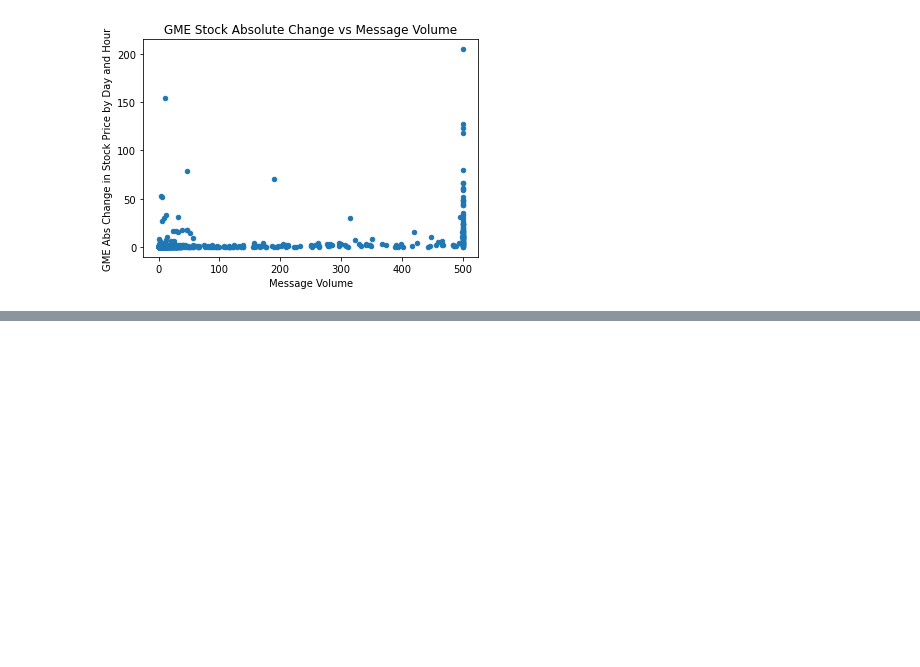
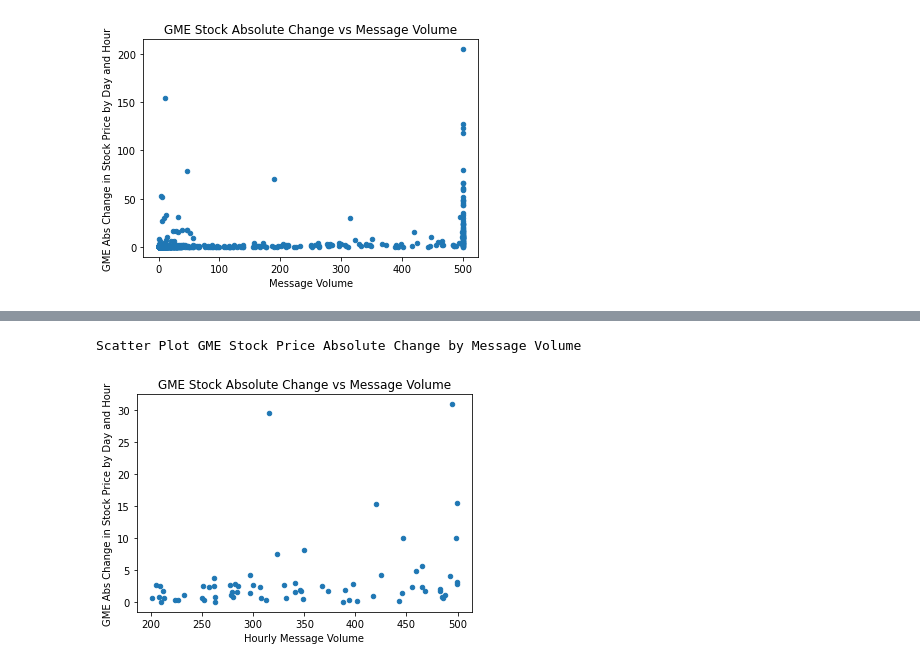
Before and after one commit to EdOber-DA/project_excelsior, a Jupyter notebook: Code/Reddit-Combined-Analysis-1200.ipynb, the cells around one changed output, grey strips where cells are left out. Saved outputs shown, nothing was run; the diff lists cells and outputs as text; code cells hidden in the pictures; blank space fills up the shorter version.

```diff
--- a/Code/Reddit-Combined-Analysis.ipynb
+++ b/Code/Reddit-Combined-Analysis-1200.ipynb
@@ -158,0 +188,15 @@ Scatter Plot GME Stock Price Absolute Change by Message Volume
+# %%
+# restrict the number of message hours to eliminate the low noise and the 500 wall
+Message_Subset = combined_data_df[(((combined_data_df["# of Comments (Hourly)"]) >= 200) & ((combined_data_df["# of Comments (Hourly)"]) < 500))]
+# %%
+print(f"Scatter Plot GME Stock Price Absolute Change by Message Volume\n\n")
+Stock_Data_Graph = Message_Subset.plot(x='# of Comments (Hourly)', y="Abs_Change", kind="scatter",title=f"GME Stock Absolute Change vs Message Volume")
+
+plt.ylabel("GME Abs Change in Stock Price by Day and Hour")
+plt.xlabel("Hourly Message Volume")
+# Write out to png file
+plt.savefig(os.path.join(Output_Data_Path_Folder,'GME_Subset_abs_Change_vs_Msg_Vol_per_Hour.png'))
+plt.show()
+# %% [output]
+Scatter Plot GME Stock Price Absolute Change by Message Volume
+[figure, added]
```
Also changed, not shown: parts of 2 cells of this notebook, 2 other files.
